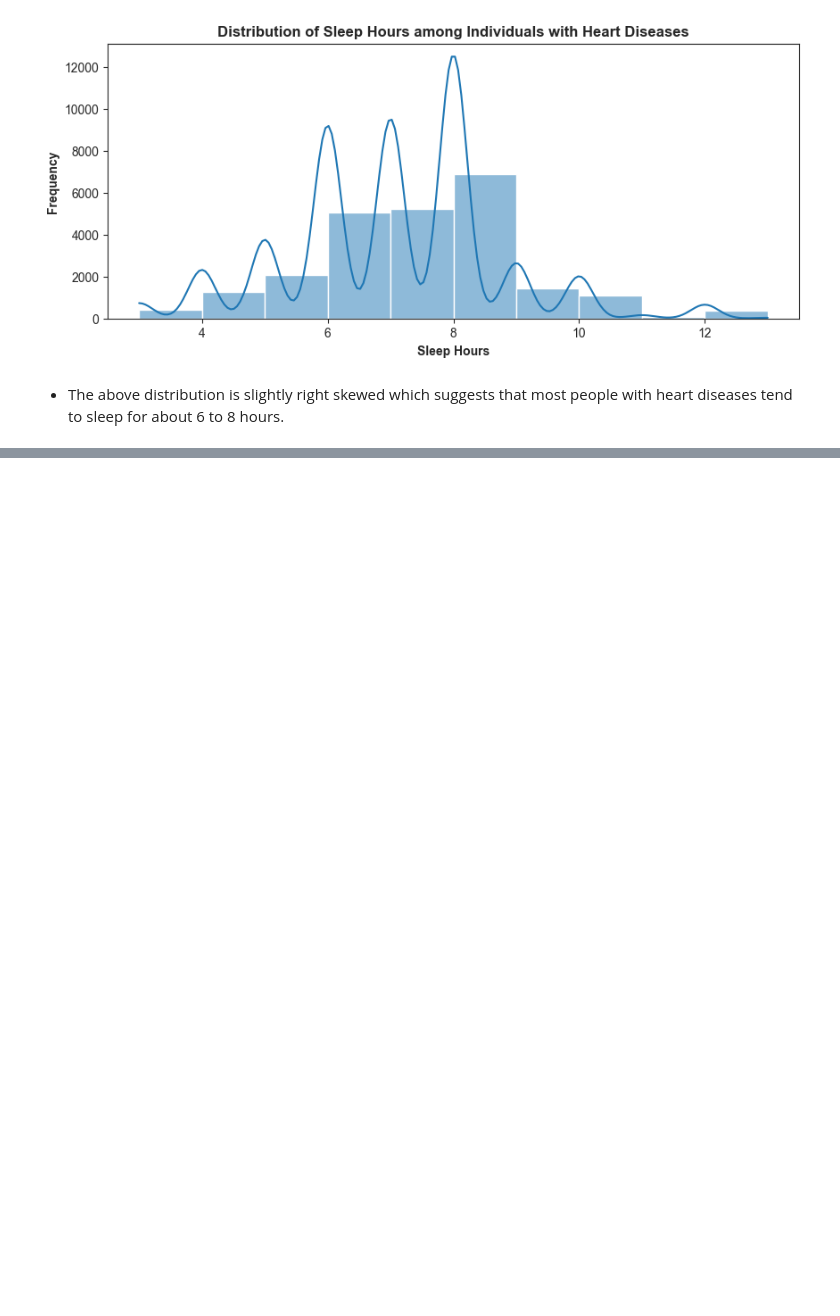
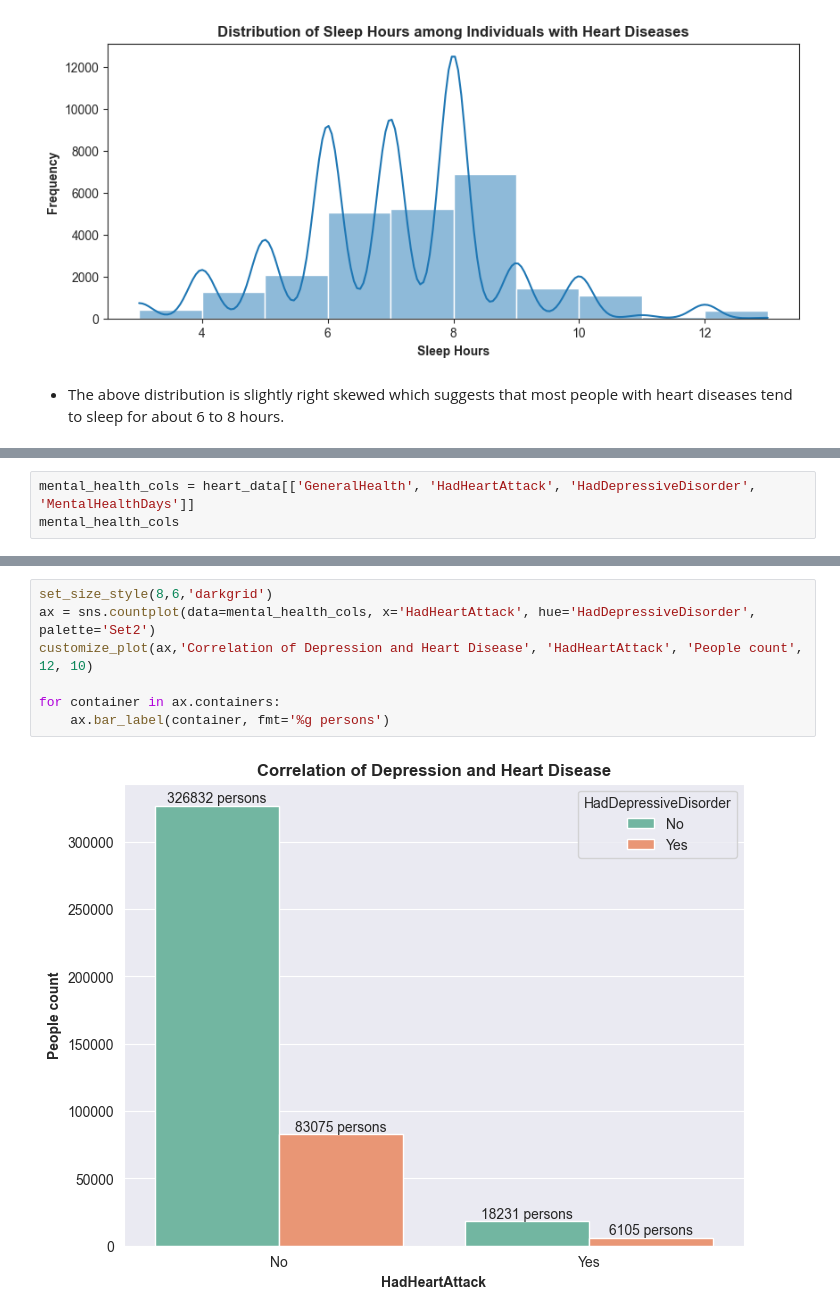
Before and after one commit to ali-bin-kashif/heart-disease-healthcare-data-analysis, a Jupyter notebook: heart_indicator_data_analysis.ipynb, the cells around one changed output, grey strips where cells are left out. Cells and saved outputs as stored; diff of their text form; blank space fills up the shorter version.

```diff
--- a/heart_indicator_data_analysis.ipynb
+++ b/heart_indicator_data_analysis.ipynb
@@ -1312,0 +1315,3 @@ plt.show()
+# %%
+mental_health_cols = heart_data[['GeneralHealth', 'HadHeartAttack', 'HadDepressiveDisorder', 'MentalHealthDays']]
+mental_health_cols
@@ -1312,0 +1332,9 @@ plt.show()
+# %%
+set_size_style(8,6,'darkgrid')
+ax = sns.countplot(data=mental_health_cols, x='HadHeartAttack', hue='HadDepressiveDisorder', palette='Set2')
+customize_plot(ax,'Correlation of Depression and Heart Disease', 'HadHeartAttack', 'People count', 12, 10)
+
+for container in ax.containers:
+    ax.bar_label(container, fmt='%g persons')
+# %% [output]
+[figure, added]
```
Also changed, not shown: parts of 30 cells of this notebook.
